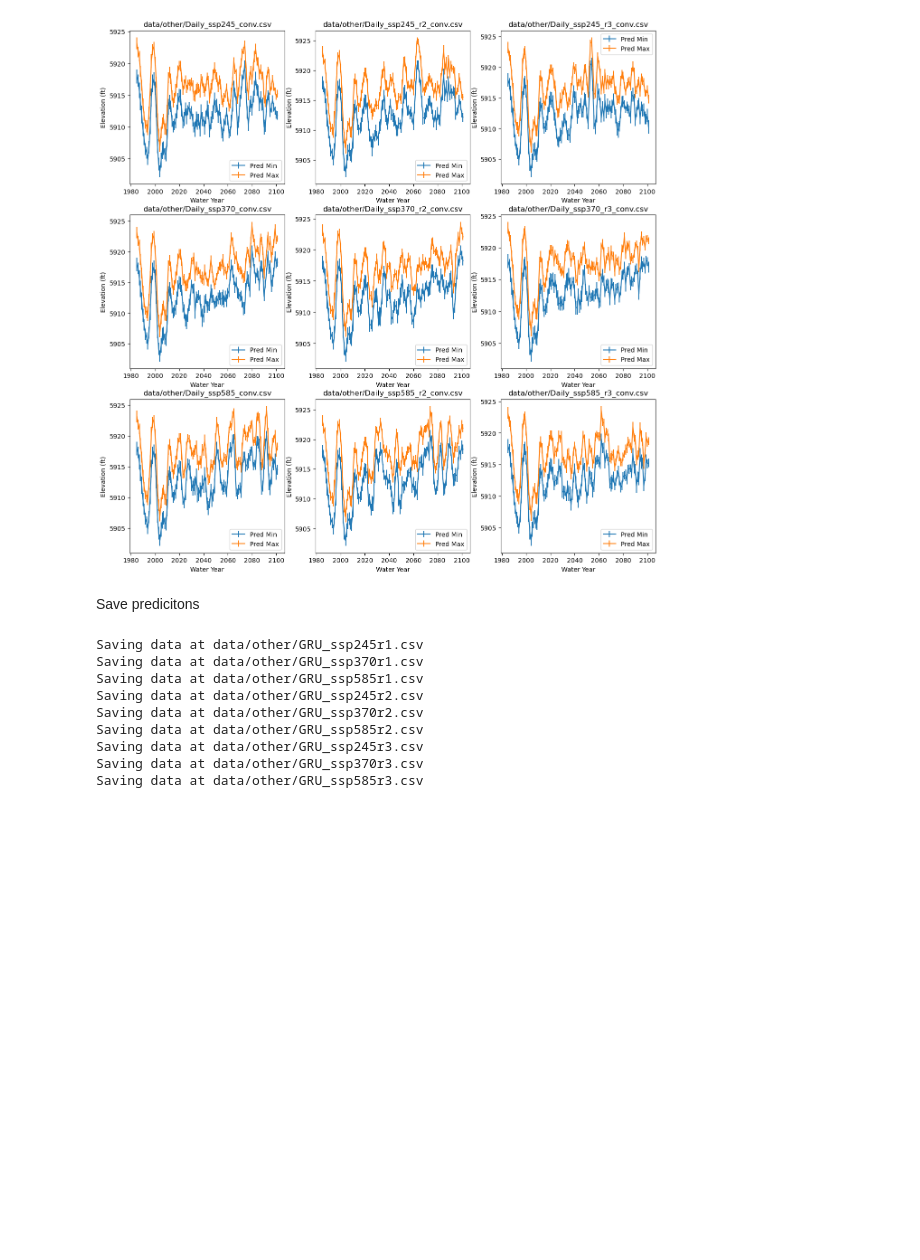
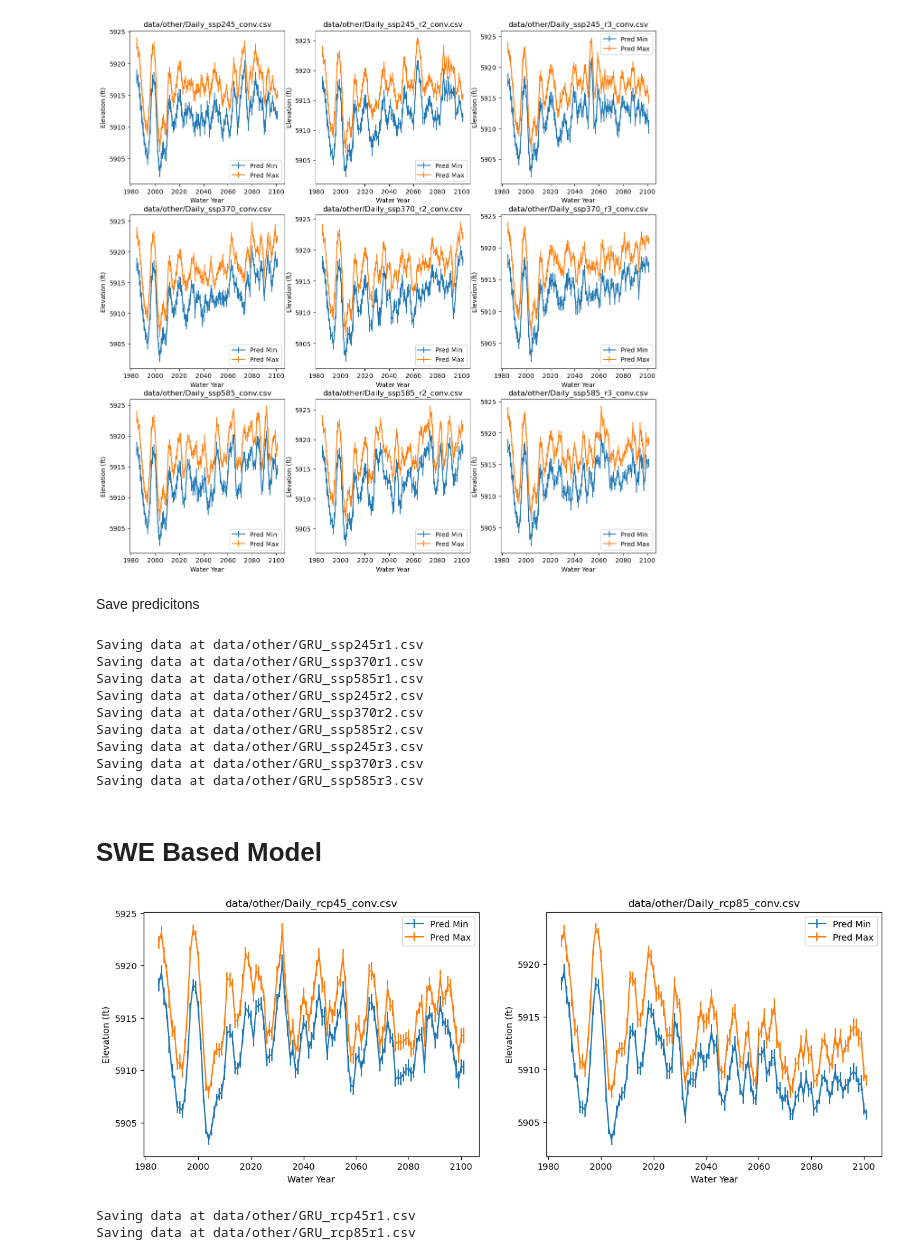
Before and after one commit to scoutiii/BearLakeData, a Jupyter notebook: Model_predictions.ipynb, the cells around one changed output. Saved outputs shown, nothing was run; the diff lists cells and outputs as text; code cells hidden in the pictures; blank space fills up the shorter version.

Commit message:
Got predictions for SWE GRU model

```diff
--- a/Model_predictions.ipynb
+++ b/Model_predictions.ipynb
@@ -165,8 +165,8 @@ dataloader_test = DataLoader(dataset_test, batch_size=1024, shuffle=False)
 
 model = GRU_MME()
 model.load_state_dict(torch.load("data/other/finalModels/sub/sub_pt2_gru_model_final.pth"))
-# device = 'cuda:3'
-device = 'cpu'
+device = 'cuda:1'
+# device = 'cpu'
 model.to(device)
 
 predictions = []
@@ -263,7 +263,7 @@ Text(0, 0.5, 'Elevation (ft)')
 [figure]
 # %%
 def generate_predictions(data_file, save_name=None, model_file="data/other/finalModels/sub/sub_pt2_gru_model_final.pth", use_swe=False,
-                         gpu_id=2, plot=True, ax=None):
+                         gpu_id=2, plot=True, ax=None, gru_args={}):
     daily = pd.read_csv(data_file, parse_dates=['date'])
     daily_train = pd.read_csv("data/other/Daily.csv", parse_dates=['date'])
     if not use_swe:
@@ -278,7 +278,7 @@ def generate_predictions(data_file, save_name=None, model_file="data/other/final
     dataset_test = BearLakeWaterYearLOCA(combined_daily, 3, scaler)
     dataloader_test = DataLoader(dataset_test, batch_size=1024, shuffle=False)
 
-    model = GRU_MME()
+    model = GRU_MME(**gru_args)
     model.load_state_dict(torch.load(model_file))
     device = f'cuda:{gpu_id}'
     # device = 'cpu'
@@ -354,3 +354,24 @@ Saving data at data/other/GRU_ssp585r2.csv
 Saving data at data/other/GRU_ssp245r3.csv
 Saving data at data/other/GRU_ssp370r3.csv
 Saving data at data/other/GRU_ssp585r3.csv
+# %% [markdown]
+# SWE Based Model
+# %%
+fig, axs = plt.subplots(1, 2)
+fig.set_size_inches(15, 5)
+
+for i, ds in enumerate(["rcp45", "rcp85"]):
+    m, s = generate_predictions(f"data/other/Daily_{ds}_conv.csv", ax=axs[i], use_swe=True,
+                                model_file='data/other/finalModels/full/pt2_gru_model_final.pth',
+                                gru_args={'input_size': 80, 'hidden_size':14})
+# %% [output]
+[figure, added]
+# %%
+for i, ds in enumerate(["rcp45", "rcp85"]):
+    m, s = generate_predictions(f"data/other/Daily_{ds}_conv.csv", f"data/other/GRU_{ds}r1.csv",
+                                 plot=False, use_swe=True,
+                                model_file='data/other/finalModels/full/pt2_gru_model_final.pth',
+                                gru_args={'input_size': 80, 'hidden_size':14})
+# %% [output]
+Saving data at data/other/GRU_rcp45r1.csv
+Saving data at data/other/GRU_rcp85r1.csv
```
Also changed, not shown: 2 other files.
